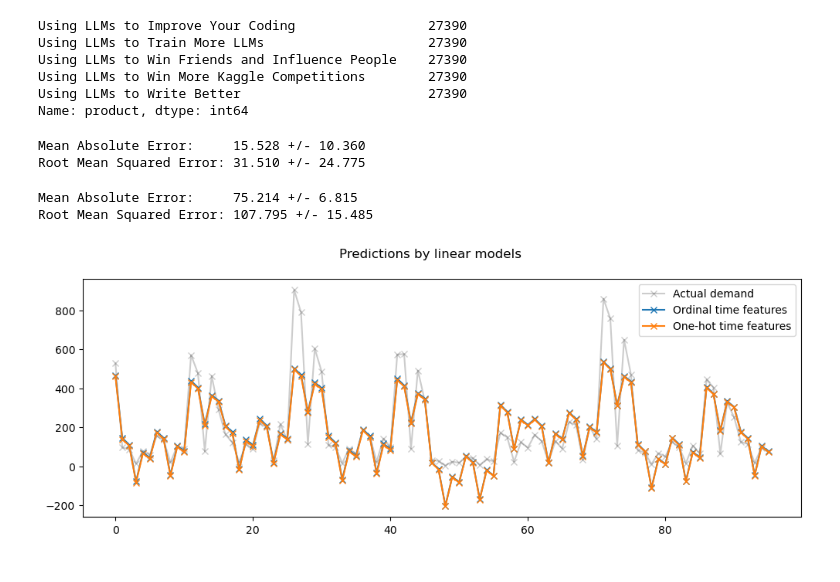
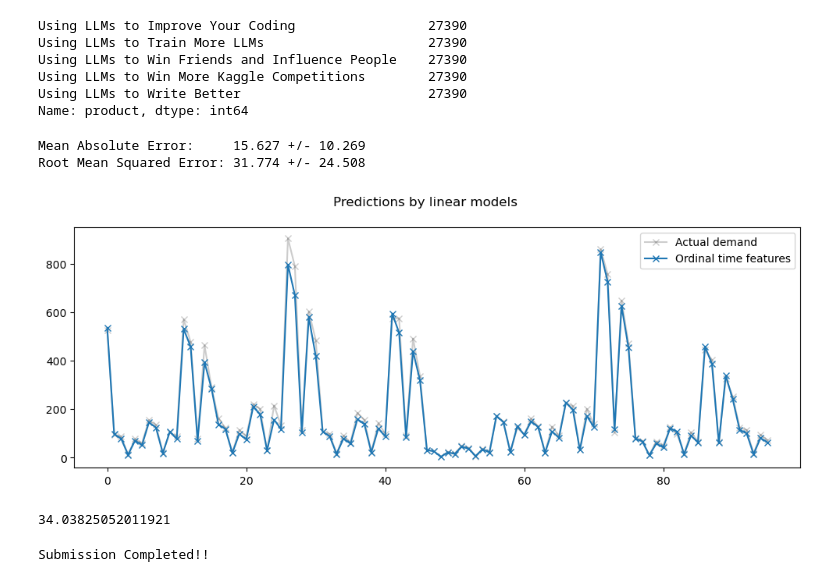
Before and after one commit to averma111/Kaggle_Competition, a Jupyter notebook: timeseries-split.ipynb, the cells around one changed output. Drawn from its saved outputs; the diff is of its cells as text; code cells hidden in the pictures.

```diff
--- a/timeseries-split.ipynb
+++ b/timeseries-split.ipynb
@@ -83,10 +83,10 @@ class DataAcquisition:
         df['quarter'] = df['date'].dt.quarter
         df['dayofmonth'] = df['date'].dt.day
         df['weekofyear'] = df['date'].dt.weekofyear
-        #df['month_sin'] = np.sin(2*np.pi*df.month/12)
-        #df['month_cos'] = np.cos(2*np.pi*df.month/12)
-        #df['day_sin'] = np.sin(2*np.pi*df.day/24)
-        #df['day_cos'] = np.cos(2*np.pi*df.day/24)
+        df['month_sin'] = np.sin(2*np.pi*df.month/12)
+        df['month_cos'] = np.cos(2*np.pi*df.month/12)
+        df['day_sin'] = np.sin(2*np.pi*df.day/24)
+        df['day_cos'] = np.cos(2*np.pi*df.day/24)
         return df
 
 
@@ -103,13 +103,12 @@ class DataAcquisition:
 
     def preprocessing_test(self,df):
         X = self.new_features(df)
-        X['store'] =  LabelEncoder().fit_transform(X['store'])
-        X['product'] =  LabelEncoder().fit_transform(X['product'])
-        X['country'] =  LabelEncoder().fit_transform(X['country'])
+        #X['store'] =  LabelEncoder().fit_transform(X['store'])
+        #X['product'] =  LabelEncoder().fit_transform(X['product'])
+        #X['country'] =  LabelEncoder().fit_transform(X['country'])
         X = X.loc[:, X.columns!='id']
         X.drop(columns=['date'],axis=1,inplace=True)
-        self.X_test = X
-        return  self.X_test
+        return  X
 
 
 acq = DataAcquisition()
@@ -202,5 +201,5 @@ def evaluate(model, X, y, cv):
 # %%
 evaluate(gbrt_pipeline, X, y, cv=ts_cv)
 # %% [output]
-Mean Absolute Error:     15.528 +/- 10.360
-Root Mean Squared Error: 31.510 +/- 24.775
+Mean Absolute Error:     15.627 +/- 10.269
+Root Mean Squared Error: 31.774 +/- 24.508
@@ -224,36 +206,23 @@ naive_linear_pipeline = make_pipeline(
-# %%
-evaluate(naive_linear_pipeline, X, y, cv=ts_cv)
-# %% [output]
-Mean Absolute Error:     75.214 +/- 6.815
-Root Mean Squared Error: 107.795 +/- 15.485
 # %%
-naive_linear_pipeline.fit(X.iloc[train_0], y.iloc[train_0])
-naive_linear_predictions = naive_linear_pipeline.predict(X.iloc[test_0])
-
-one_hot_linear_pipeline.fit(X.iloc[train_0], y.iloc[train_0])
-one_hot_linear_predictions = one_hot_linear_pipeline.predict(X.iloc[test_0])
+gbrt_pipeline.fit(X.iloc[train_0], y.iloc[train_0])
+gbrt_pipeline_prediction = gbrt_pipeline.predict(X.iloc[test_0])
 # %%
 last_hours = slice(-96, None)
 fig, ax = plt.subplots(figsize=(12, 4))
 fig.suptitle("Predictions by linear models")
 ax.plot(
     y.iloc[test_0].values[last_hours],
     "x-",
     alpha=0.2,
     label="Actual demand",
     color="black",
 )
 ax.plot(
-    naive_linear_predictions[last_hours],
+    gbrt_pipeline_prediction[last_hours],
     "x-",
     label="Ordinal time features"
 )
 
-ax.plot(
-    one_hot_linear_predictions[last_hours],
-    "x-",
-    label="One-hot time features",
-)
 _ = ax.legend()
 # %% [output]
-[figure, old version]
+[figure, new version]
@@ -259,0 +231,18 @@ _ = ax.legend()
+# %%
+gbrt_pipeline_predictions = gbrt_pipeline.predict(X_test)
+# %% [output]
+34.03825052011921
+# %%
+class Submit:
+
+    def submit_predictions(self):
+        df_submit = pd.DataFrame(data={'id': test_df['id'],'num_sold':gbrt_pipeline_predictions})
+        df_submit.to_csv('submission.csv',index=False)
+        print('Submission Completed!!')
+        return df_submit
+
+
+submit = Submit()
+df_submit=submit.submit_predictions()
+# %% [output]
+Submission Completed!!
```
Also changed, not shown: parts of 6 cells of this notebook.
